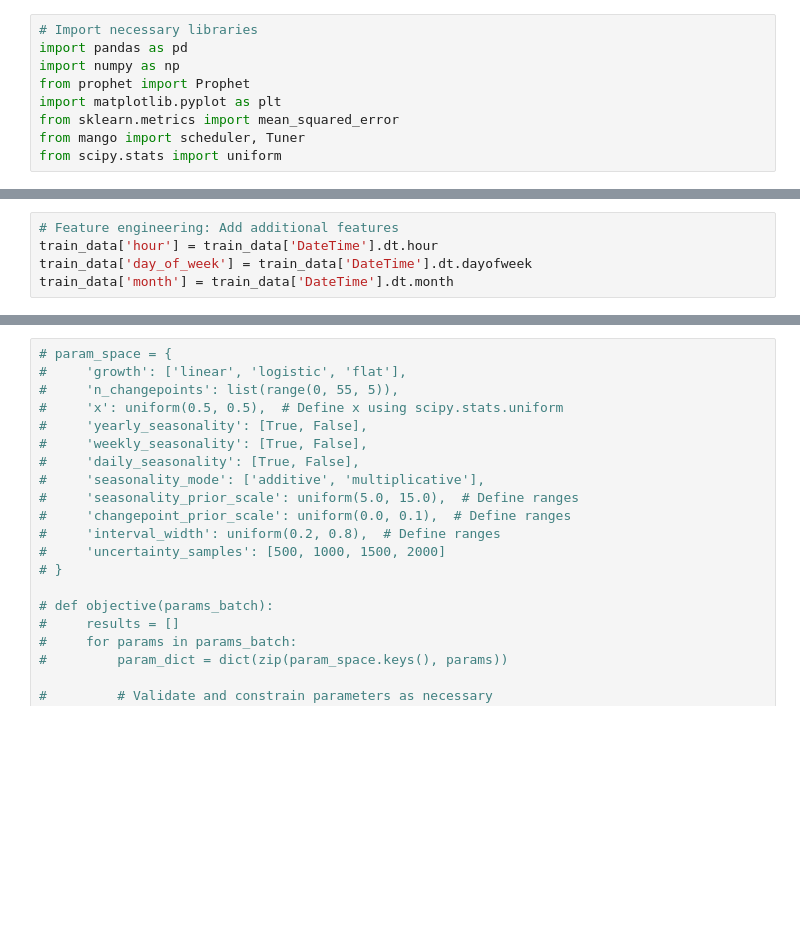
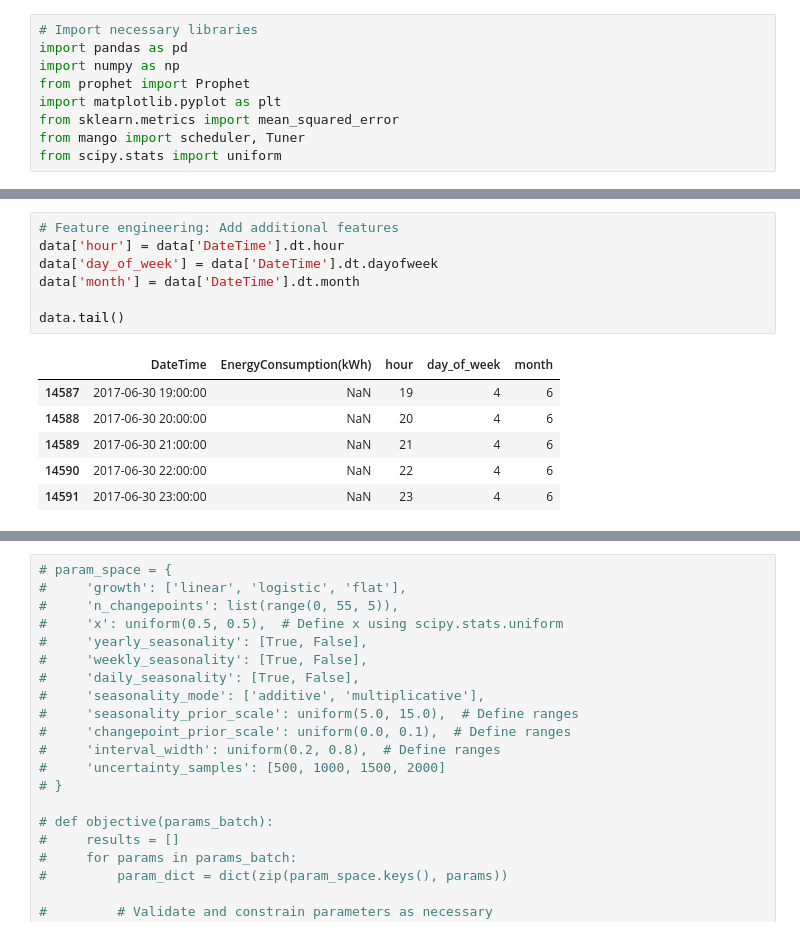
Before and after one commit to Adel2411/energy-consumption-prediction, a Jupyter notebook: prophet_model.ipynb, the cells around one changed output, grey strips where cells are left out. Saved outputs shown, nothing was run; the diff lists cells and outputs as text; blank space fills up the shorter version.

```diff
--- a/prophet_model.ipynb
+++ b/prophet_model.ipynb
@@ -26,8 +40,17 @@ train_data.head()
 # %%
 # Feature engineering: Add additional features
-train_data['hour'] = train_data['DateTime'].dt.hour
-train_data['day_of_week'] = train_data['DateTime'].dt.dayofweek
-train_data['month'] = train_data['DateTime'].dt.month
+data['hour'] = data['DateTime'].dt.hour
+data['day_of_week'] = data['DateTime'].dt.dayofweek
+data['month'] = data['DateTime'].dt.month
+
+data.tail()
+# %% [output]
+|  | DateTime | EnergyConsumption(kWh) | hour | day_of_week | month |
+| 14587 | 2017-06-30 19:00:00 | NaN | 19 | 4 | 6 |
+| 14588 | 2017-06-30 20:00:00 | NaN | 20 | 4 | 6 |
+| 14589 | 2017-06-30 21:00:00 | NaN | 21 | 4 | 6 |
+| 14590 | 2017-06-30 22:00:00 | NaN | 22 | 4 | 6 |
+| 14591 | 2017-06-30 23:00:00 | NaN | 23 | 4 | 6 |
 # %%
 # Preprocess the data for Prophet
 # Rename columns to 'ds' for DateTime and 'y' for the target variable
```
Also changed, not shown: parts of 7 cells of this notebook, 4 other files.
